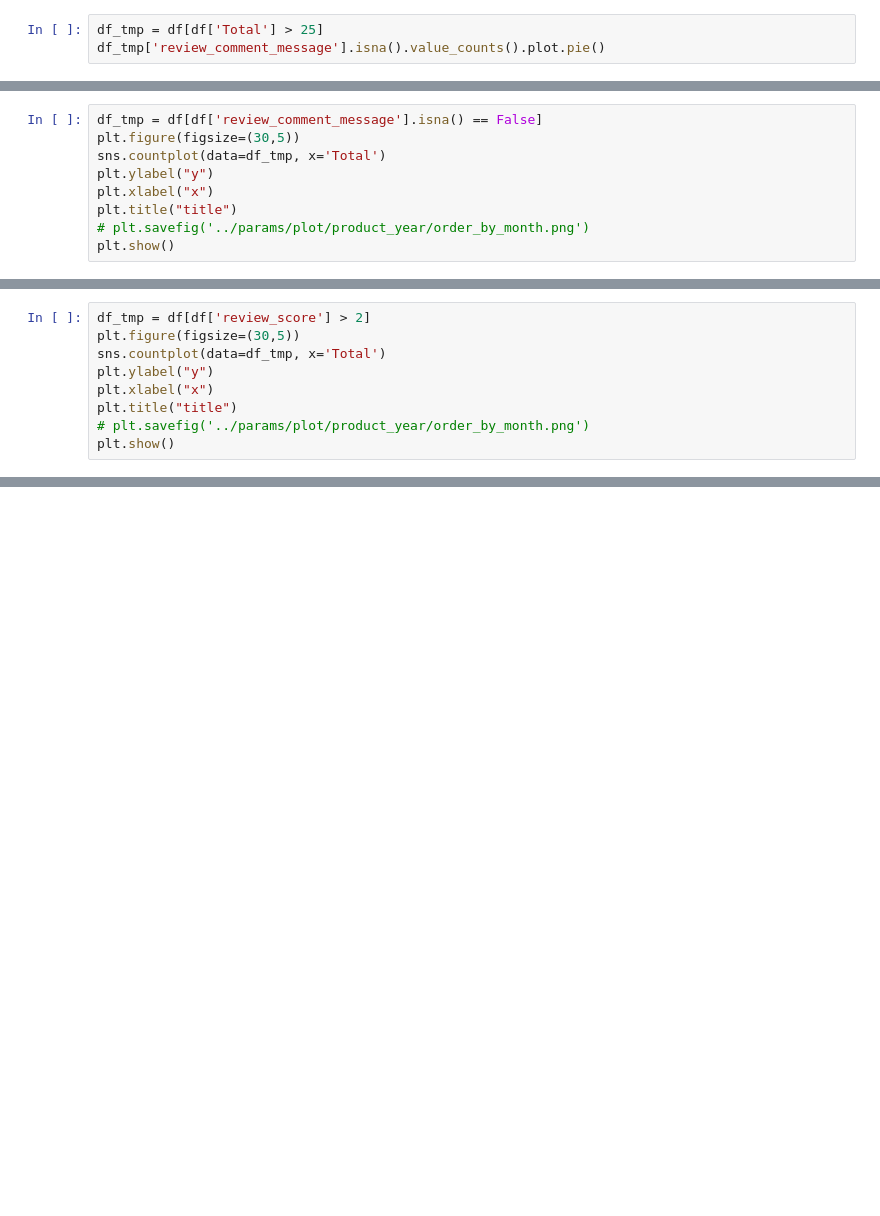
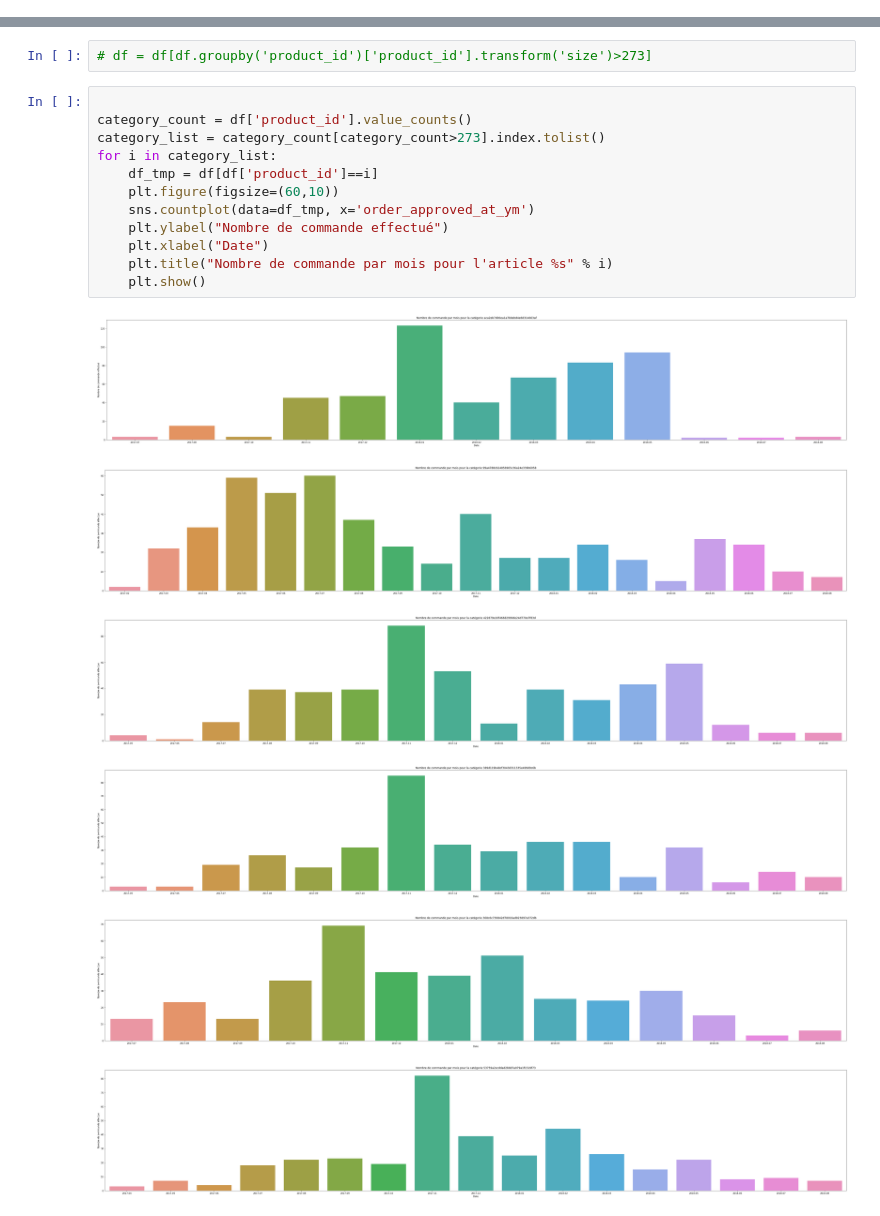
Before and after one commit to VernerBoisson/datascience_e-commerce, a Jupyter notebook: notebooks/brouillon.ipynb, the cells around one changed output, grey strips where cells are left out. Saved outputs shown, nothing was run; the diff lists cells and outputs as text; blank space fills up the shorter version.

```diff
--- a/notebooks/brouillon.ipynb
+++ b/notebooks/brouillon.ipynb
@@ -49,3 +37,0 @@ df['review_comment_message'].isna().value_counts().plot.pie()
-# %%
-df_tmp = df[df['Total'] > 25]
-df_tmp['review_comment_message'].isna().value_counts().plot.pie()
@@ -55,9 +37,0 @@ df_tmp['review_comment_message'].isna().value_counts().plot.pie()
-# %%
-df_tmp = df[df['review_comment_message'].isna() == False]
-plt.figure(figsize=(30,5))
-sns.countplot(data=df_tmp, x='Total')
-plt.ylabel("y")
-plt.xlabel("x")
-plt.title("title")
-# plt.savefig('../params/plot/product_year/order_by_month.png')
-plt.show()
@@ -66,9 +37,0 @@ plt.show()
-# %%
-df_tmp = df[df['review_score'] > 2]
-plt.figure(figsize=(30,5))
-sns.countplot(data=df_tmp, x='Total')
-plt.ylabel("y")
-plt.xlabel("x")
-plt.title("title")
-# plt.savefig('../params/plot/product_year/order_by_month.png')
-plt.show()
@@ -76,0 +52,21 @@ plt.show()
+# %%
+# df = df[df.groupby('product_id')['product_id'].transform('size')>273]
+# %%
+
+category_count = df['product_id'].value_counts()
+category_list = category_count[category_count>273].index.tolist()
+for i in category_list:
+    df_tmp = df[df['product_id']==i]
+    plt.figure(figsize=(60,10))
+    sns.countplot(data=df_tmp, x='order_approved_at_ym')
+    plt.ylabel("Nombre de commande effectué")
+    plt.xlabel("Date")
+    plt.title("Nombre de commande par mois pour l'article %s" % i)
+    plt.show()
+# %% [output]
+[figure, added]
+[figure, added]
+[figure, added]
+[figure, added]
+[figure, added]
+[figure, added]
```
Also changed, not shown: parts of 12 cells of this notebook, 2 other files.
